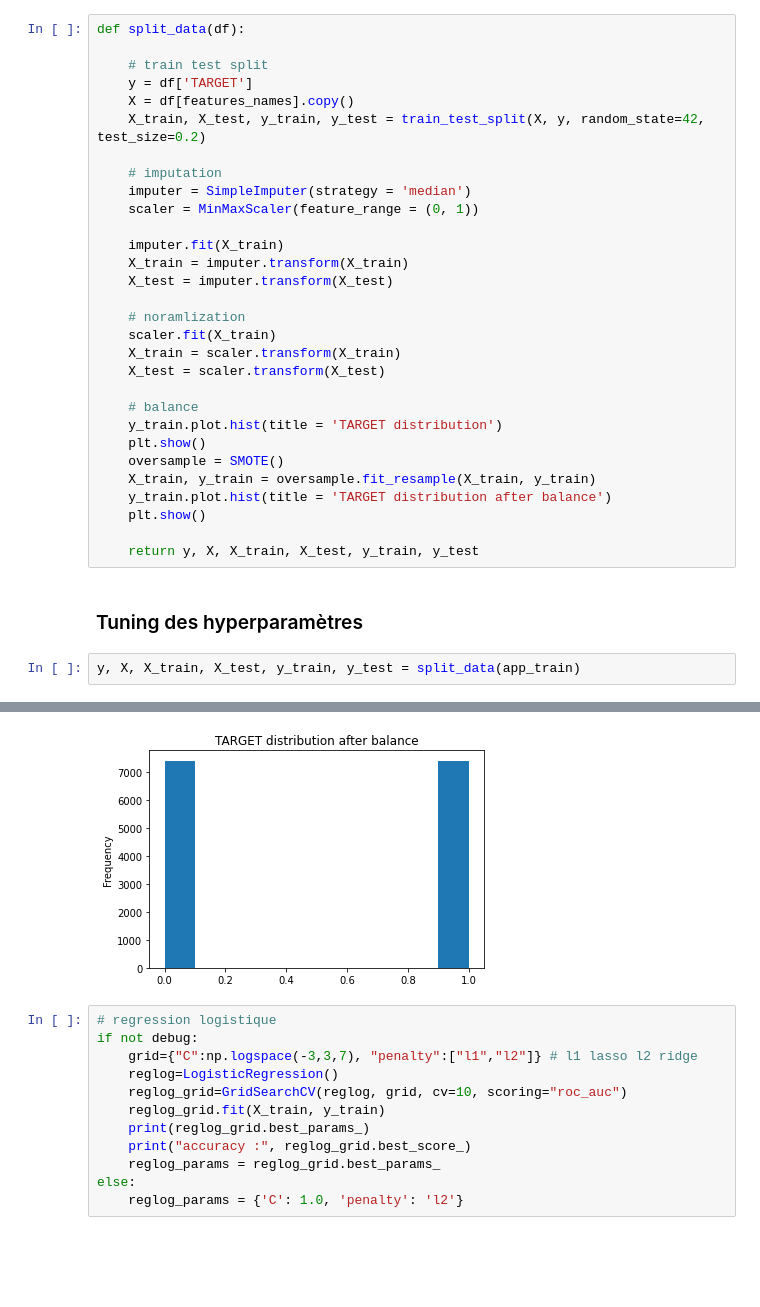
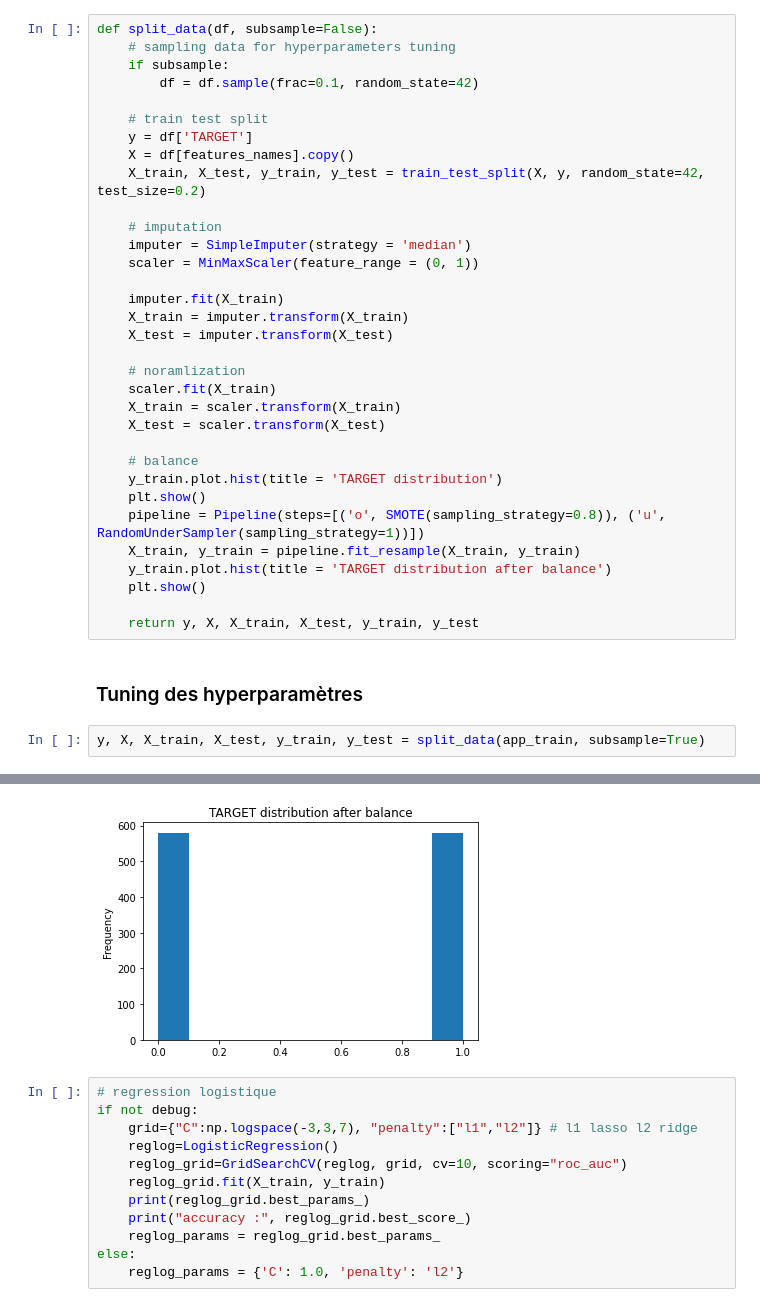
Before and after one commit to ThibaultDieudonne/Credit-Scoring, a Jupyter notebook: notebook.ipynb, the cells around one changed output, grey strips where cells are left out. Saved outputs shown, nothing was run; the diff lists cells and outputs as text; blank space fills up the shorter version.

```diff
--- a/notebook.ipynb
+++ b/notebook.ipynb
@@ -354,7 +354,10 @@ def fscore(predictor, xtest, ytest):
 # %% [markdown]
 ### Séparation du jeu de données et balance de la variable cible
 # %%
-def split_data(df):
+def split_data(df, subsample=False):
+    # sampling data for hyperparameters tuning
+    if subsample:
+        df = df.sample(frac=0.1, random_state=42)
 
     # train test split
     y = df['TARGET']
@@ -377,8 +380,8 @@ def split_data(df):
     # balance
     y_train.plot.hist(title = 'TARGET distribution')
     plt.show()
-    oversample = SMOTE()
-    X_train, y_train = oversample.fit_resample(X_train, y_train)
+    pipeline = Pipeline(steps=[('o', SMOTE(sampling_strategy=0.8)), ('u', RandomUnderSampler(sampling_strategy=1))])
+    X_train, y_train = pipeline.fit_resample(X_train, y_train)
     y_train.plot.hist(title = 'TARGET distribution after balance')
     plt.show()
 
@@ -386,5 +389,5 @@ def split_data(df):
 # %% [markdown]
 ### Tuning des hyperparamètres
 # %%
-y, X, X_train, X_test, y_train, y_test = split_data(app_train)
+y, X, X_train, X_test, y_train, y_test = split_data(app_train, subsample=True)
 # %% [output]
@@ -392,4 +395,4 @@ y, X, X_train, X_test, y_train, y_test = split_data(app_train)
-[figure, old version]
+[figure, new version]
 # %%
 # regression logistique
 if not debug:
```
Also changed, not shown: parts of 14 cells of this notebook, 1 other file.
